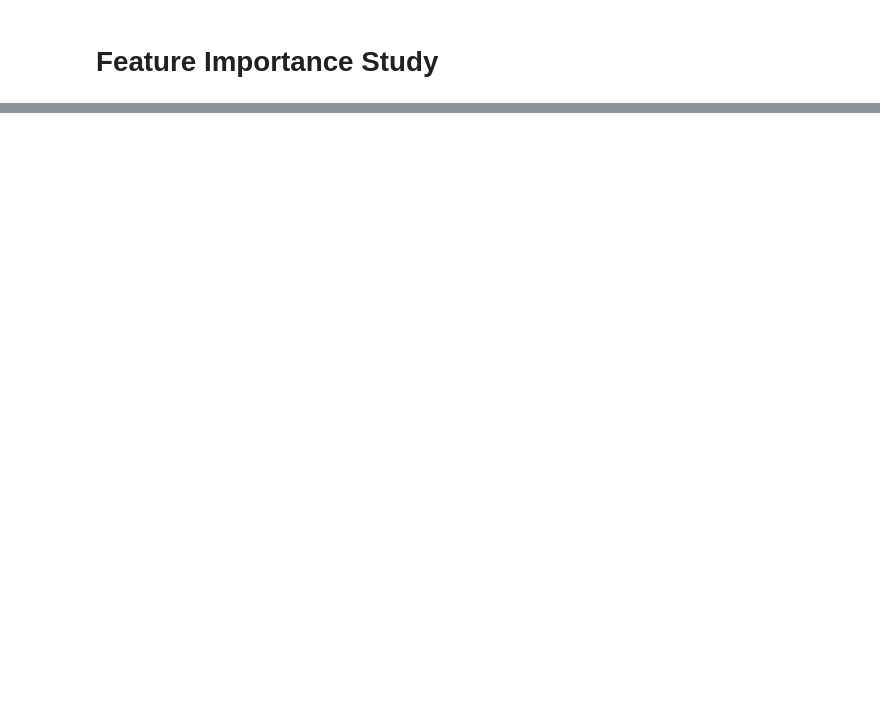
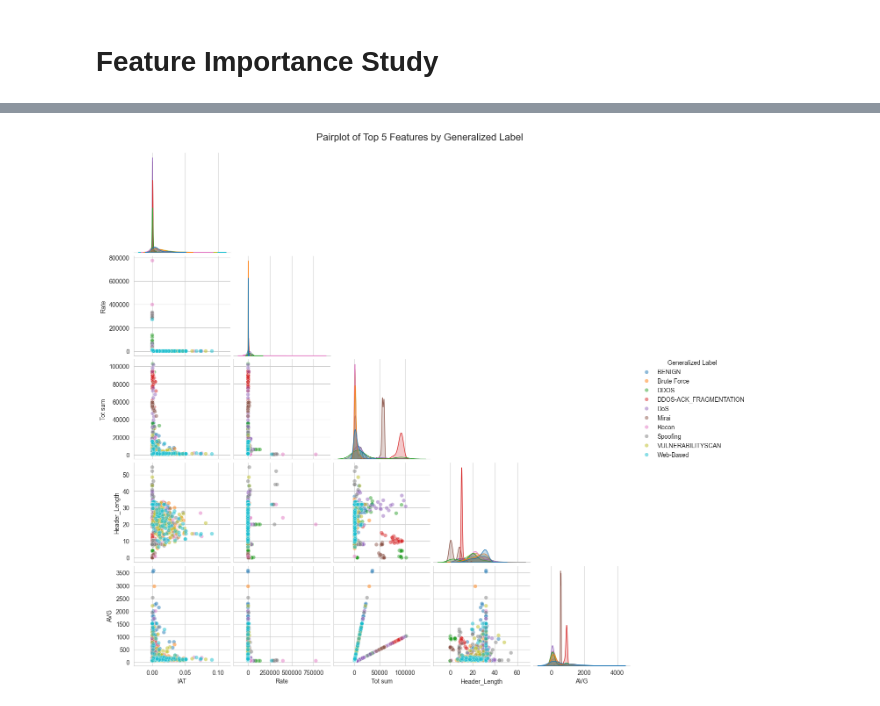
Before and after one commit to jwonnyleaf/CyberToad, a Jupyter notebook: notebooks/analysis.ipynb, the cells around one changed output, grey strips where cells are left out. Cells and saved outputs as stored; diff of their text form; code cells hidden in the pictures; blank space fills up the shorter version.

```diff
--- a/notebooks/analysis.ipynb
+++ b/notebooks/analysis.ipynb
@@ -90,0 +60,39 @@ target = df['simple_label']
+# %%
+label_map = {
+    'DDOS': ['DDOS-ACK_FRAGMENATION', 'DDOS-UDP_FLOOD', 'DDOS-SLOWLORIS', 'DDOS-ICMP_FLOOD', 'DDOS-RSTFINFLOOD',
+             'DDOS-PSHACK_FLOOD', 'DDOS-HTTP_FLOOD', 'DDOS-UDP_FRAGMENTATION', 'DDOS-ICMP_FRAGMENTATION',
+             'DDOS-TCP_FLOOD', 'DDOS-SYN_FLOOD', 'DDOS-SYNONYMOUSIP_FLOOD'],
+
+    'DoS': ['DOS-TCP_FLOOD', 'DOS-HTTP_FLOOD', 'DOS-SYN_FLOOD', 'DOS-UDP_FLOOD'],
+
+    'Recon': ['RECON-PINGSWEEP', 'RECON-OSSCAN', 'RECON-VULNERABILITYSCAN', 'RECON-PORTSCAN', 'RECON-HOSTDISCOVERY'],
+
+    'Web-Based': ['SQLINJECTION', 'COMMANDINJECTION', 'BACKDOOR_MALWARE', 'UPLOADING_ATTACK', 'XSS', 'BROWSERHIJACKING'],
+
+    'Brute Force': ['DICTIONARYBRUTEFORCE'],
+
+    'Spoofing': ['MITM-ARPSPOOFING', 'DNS_SPOOFING'],
+
+    'Mirai': ['MIRAI-GREIP_FLOOD', 'MIRAI-GREETH_FLOOD', 'MIRAI-UDPPLAIN']
+}
+
+flat_map = {}
+for group, labels in label_map.items():
+    for label in labels:
+        flat_map[label] = group
+
+df_sampled['general_label'] = df_sampled['label'].map(flat_map).fillna(df_sampled['label'])
+y_general = df_sampled['general_label']
+
+df_plot = df_sampled.groupby('general_label').apply(lambda x: x.sample(n=min(100, len(x)), random_state=42)).reset_index(drop=True)
+top_features = feature_importances['Feature'].head(5).tolist()
+g = sns.pairplot(df_plot[top_features + ['general_label']],
+                 hue='general_label',
+                 corner=True,
+                 plot_kws={'alpha': 0.5, 's': 40})
+
+g.figure.suptitle("Pairplot of Top 5 Features by Generalized Label", y=1.02, fontsize=16)
+g.legend.set_title("Generalized Label")
+plt.show()
+# %% [output]
+[figure, added]
```
Also changed, not shown: parts of 20 cells of this notebook.
